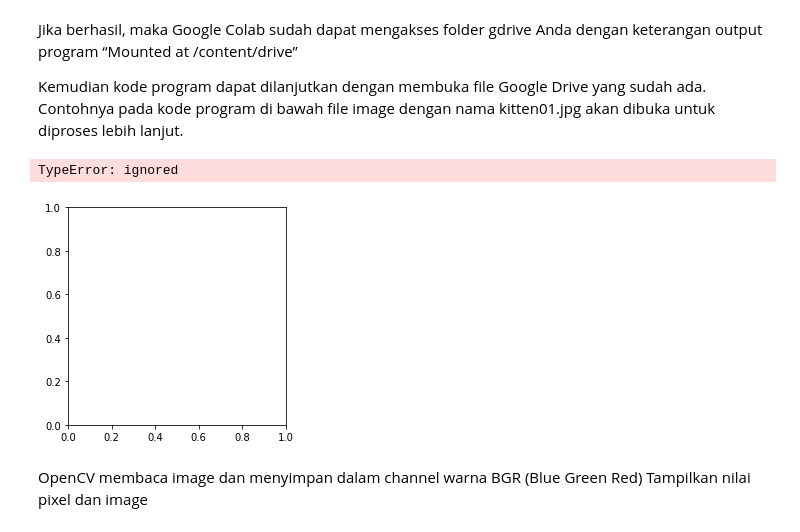
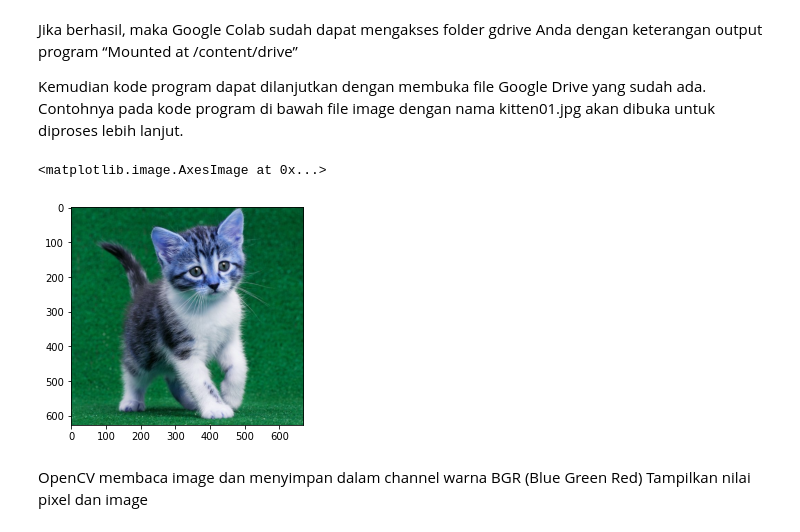
Before and after one commit to reyhansyamsudin/PCVK_Genap_2022, a Jupyter notebook: Week2.ipynb, the cells around one changed output. Drawn from its saved outputs; the diff is of its cells as text; code cells hidden in the pictures.

```diff
--- a/Week2.ipynb
+++ b/Week2.ipynb
@@ -23,14 +23,14 @@ Kemudian kode program dapat dilanjutkan dengan membuka file Google Drive yang su
 # %%
 import cv2 as cv
 from google.colab.patches import cv2_imshow
 from skimage import io
 import matplotlib.pyplot as plt
 import numpy as np
-img = cv.imread('/content/drive/MyDrive/PCVK_Genap_2022/kitten01.jpg')
+img = cv.imread('/content/drive/MyDrive/PCVK/kitten01.jpg')
 plt.imshow(img)
 # %% [output]
-TypeError: ignored
+<matplotlib.image.AxesImage at 0x...>
-[figure, old version]
+[figure, new version]
 # %% [markdown]
 OpenCV membaca image dan menyimpan dalam channel warna BGR (Blue Green Red) Tampilkan nilai pixel dan image
 # %%
```
Also changed, not shown: parts of 3 cells of this notebook.
